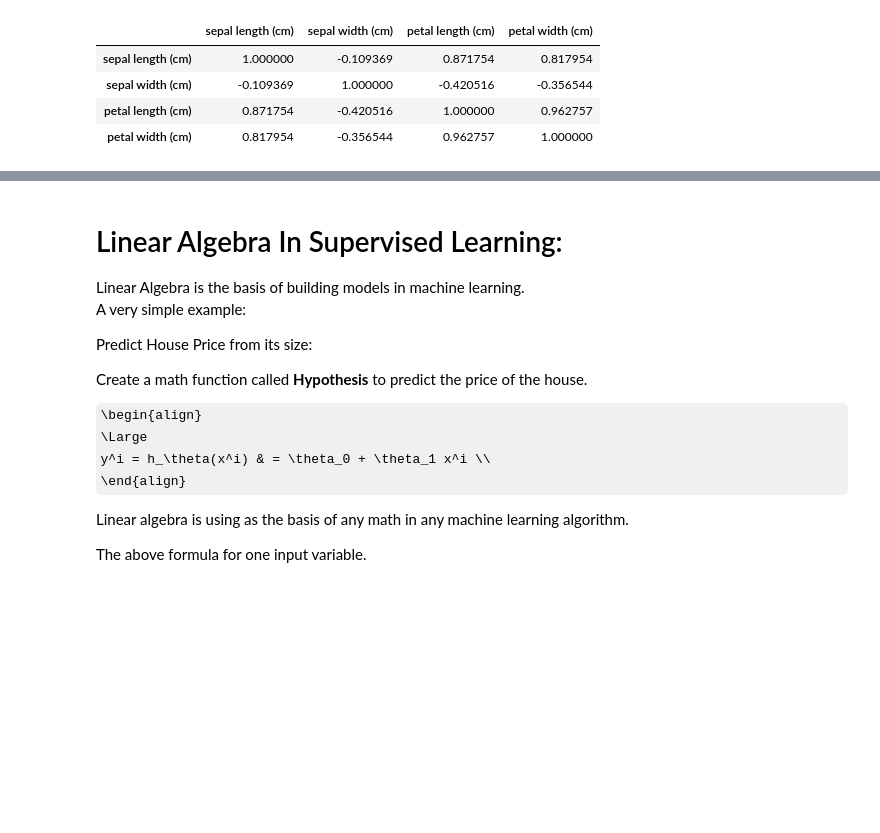
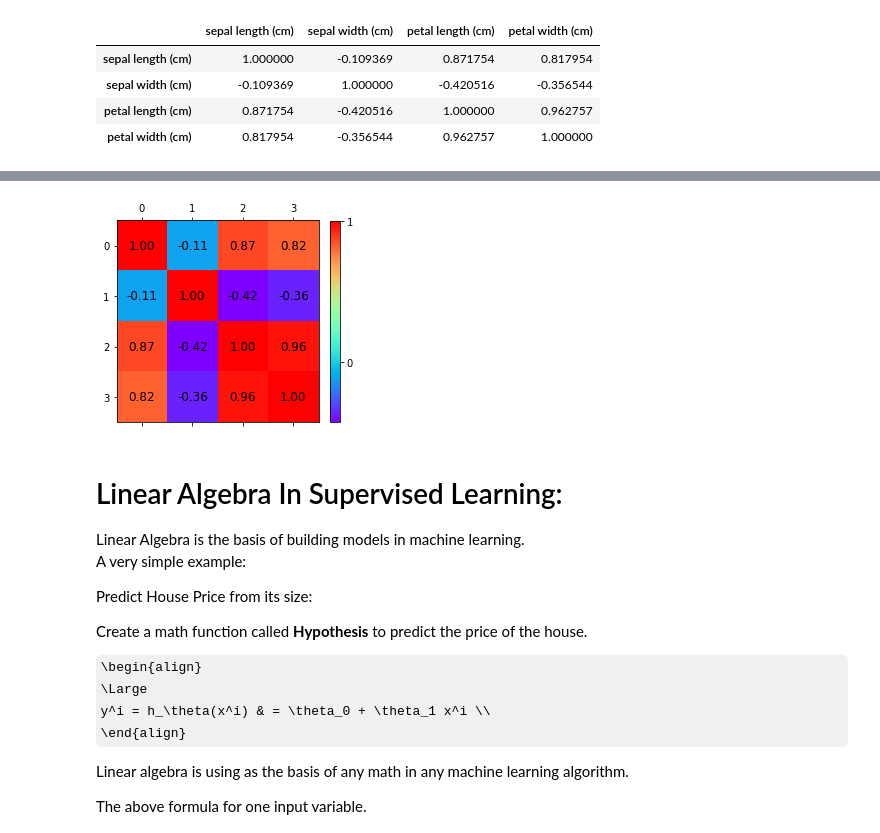
Before and after one commit to gkarwchan/Python-Statistics, a Jupyter notebook: presentation.ipynb, the cells around one changed output, grey strips where cells are left out. Saved outputs shown, nothing was run; the diff lists cells and outputs as text; code cells hidden in the pictures; some formulas as TeX source; blank space fills up the shorter version.

```diff
--- a/presentation.ipynb
+++ b/presentation.ipynb
@@ -325,7 +323,7 @@ iris.corr()
 | petal width (cm) | 0.817954 | -0.356544 | 0.962757 | 1.000000 |
 # %%
 corrdata = iris.corr()
-plt.matshow(corrdata, cmap=plt.cm.rainbow)
+img = plt.matshow(corrdata, cmap=plt.cm.rainbow)
 plt.colorbar(img, ticks=[-1, 0, 1], fraction=0.045)
 corrvalues = corrdata.values
 for x in range(corrvalues.shape[0]):
@@ -337,3 +333,4 @@ for x in range(corrvalues.shape[0]):
+[figure, added]
 # %% [markdown]
 # Linear Algebra In Supervised Learning:
 
```
Also changed, not shown: parts of 6 cells of this notebook, 1 other file.
